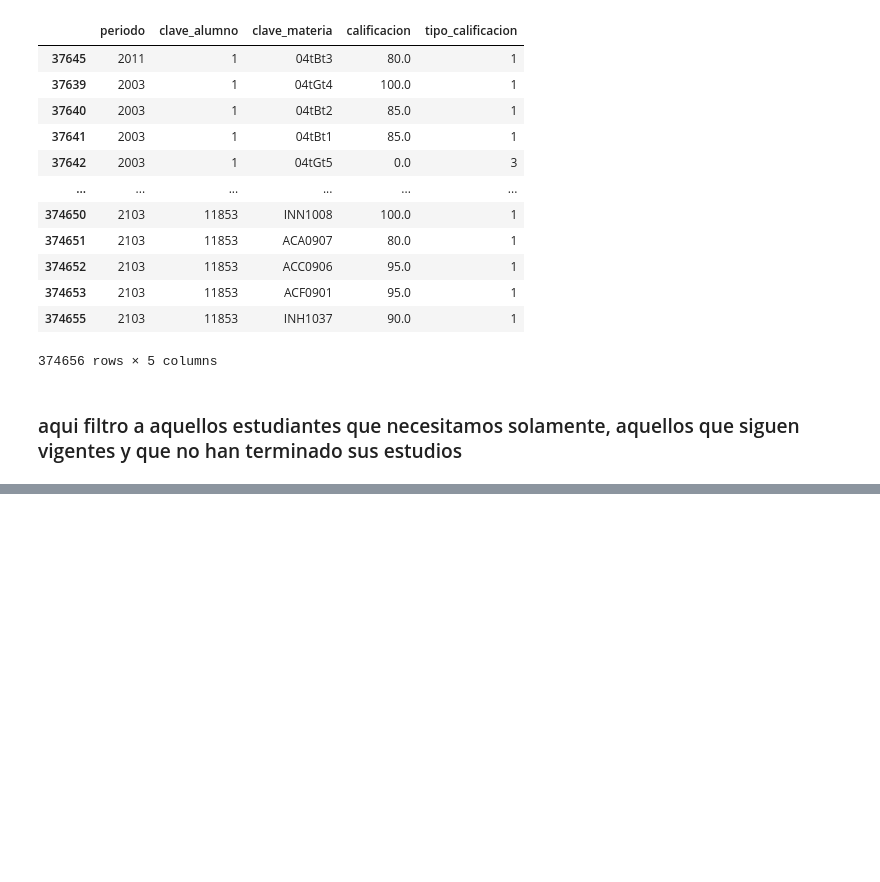
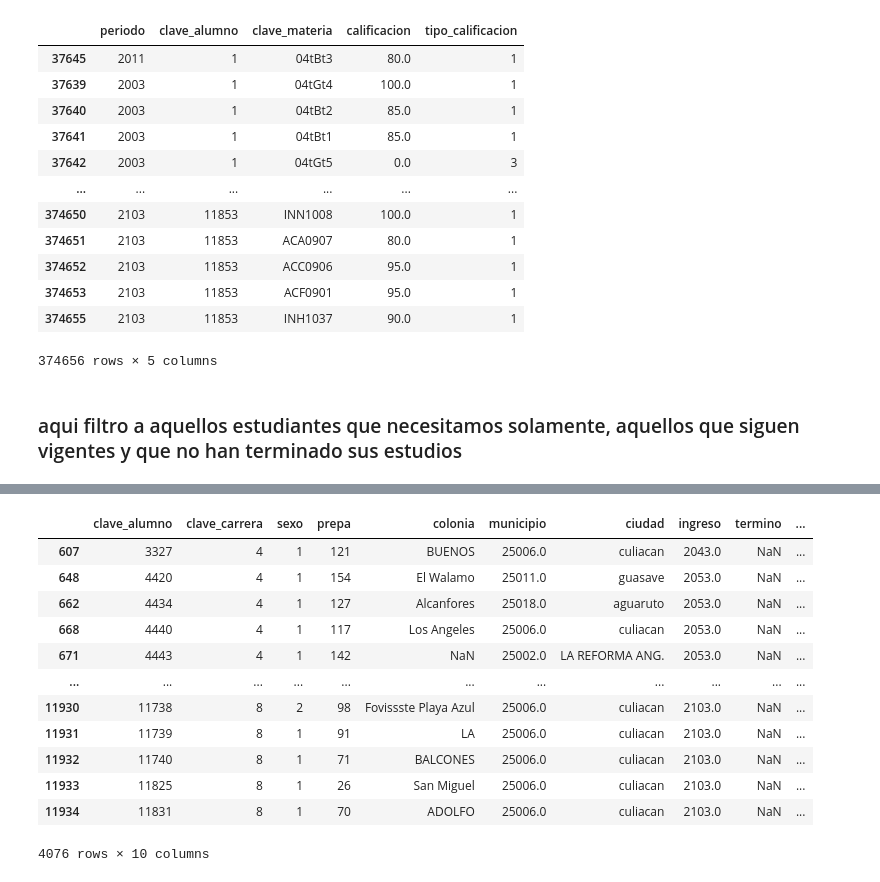
Before and after one commit to KingSplatt/Data-Analysis, a Jupyter notebook: data-analysis.ipynb, the cells around one changed output, grey strips where cells are left out. Drawn from its saved outputs; the diff is of its cells as text; code cells hidden in the pictures; blank space fills up the shorter version.

```diff
--- a/data-analysis.ipynb
+++ b/data-analysis.ipynb
@@ -101,15 +125 @@ correcta3
 4076 rows × 10 columns
-# %%
-#los municipios con clave le asignamos su ciudad correspondiente
-correcta3['ciudad'] = correcta3['municipio'].apply(lambda x: 'Los Mochis' if x == 25001 else 'Angostura' if x == 25002 else 'Badiraguato' if x == 25003 else 'Concordia' if x == 25004 else 'Cosala' if x == 25005 else 'Culiacan' if x == 25006 else 'Choix' if x == 25007 else 'La Cruz' if x == 25008 else 'Escuinapa' if x == 25009 else 'El Fuerte' if x == 25010 else 'Guasave' if x == 25011 else 'Mazatlan' if x == 25012 else 'Mocorito' if x == 25013 else 'Rosario' if x == 25014 else 'Guamuchil' if x == 25015 else 'San Ignacio' if x == 25016 else 'Sinaloa de Leyva' if x == 25017 else 'Navolato' if x == 25018 else 'ElDorado' if x == 25019 else 'Juan Jose Rios' if x == 25020 else 'No encontrado')
-#para los municipios que no tienen bien su clave se le asignan por default a culiacan
-clave_municipios = [25001, 25002, 25003, 25004, 25005, 25006, 25007, 25008, 25009, 25010, 25011, 25012, 25013, 25014, 25015, 25016, 25017, 25018, 25019, 25020]
-clave_cul = 25006
-#si no esta en la lista de claves de municipios se le asigna a culiacan
-correcta3.loc[~correcta3['municipio'].isin(clave_municipios), 'ciudad'] = 'Culiacan'
-#ahora cambiamos los municipios que estan mal a la clave de culiacan
-correcta3['municipio'] = correcta3['municipio'].apply(lambda x: clave_cul if x not in clave_municipios else x)
-
-#poner todo en mayusculas
-correcta3['ciudad'] = correcta3['ciudad'].str.upper()
-correcta3['colonia'] = correcta3['colonia'].str.upper()
@@ -137 +130,55 @@ See the caveats in the documentation: https://pandas.pydata.org/pandas-docs/stab
+# %%
+from fuzzywuzzy import fuzz
+
+# Función que compara una cadena con "culiacan"
+def buscar_culiacan_fuzzy(texto):
+    # Asegúrate de que el texto no sea NaN ni nulo antes de aplicar fuzzy matching
+    if isinstance(texto, str) and len(texto) > 0:
+        if fuzz.ratio(texto.lower(), "culiacan") > 40:  # Umbral de coincidencia
+            return 'culiacan'
+        elif fuzz.ratio(texto.lower(), "aguaruto") > 40:  # Umbral de coincidencia
+            return 'aguaruto'
+        elif fuzz.ratio(texto.lower(), "angostura") > 40:  # Umbral de coincidencia
+            return 'angostura'
+        elif fuzz.ratio(texto.lower(), "bachimeto") > 40:  # Umbral de coincidencia
+            return 'bachimeto'
+        elif fuzz.ratio(texto.lower(), "concordia") > 40:  # Umbral de coincidencia
+            return 'concordia'
+        elif fuzz.ratio(texto.lower(), "dorado") > 40:  # Umbral de coincidencia
+            return 'el dorado'
+        elif fuzz.ratio(texto.lower(), "guamuchil") > 40:  # Umbral de coincidencia
+            return 'guamuchil'
+        elif fuzz.ratio(texto.lower(), "guasave") > 40:  # Umbral de coincidencia
+            return 'guasave'
+        elif fuzz.ratio(texto.lower(), "villa juarez") > 40:  # Umbral de coincidencia
+            return 'villa juarez'
+        elif fuzz.ratio(texto.lower(), "pericos") > 40:  # Umbral de coincidencia
+            return 'pericos'
+        elif fuzz.ratio(texto.lower(), "salvador alvarado") > 40:  # Umbral de coincidencia
+            return 'salvador alvarado'
+        elif fuzz.ratio(texto.lower(), "mazatlan") > 40:  # Umbral de coincidencia
+            return 'mazatlan'
+
+    return texto
+
+# Aplicar la función a la columna 'ciudad'
+df = correcta3
+df.loc[:, 'ciudad'] = correcta3['ciudad'].apply(buscar_culiacan_fuzzy)
+
+# Ver el resultado
+correcta3
+# %% [output]
+|  | clave_alumno | clave_carrera | sexo | prepa | colonia | municipio | ciudad | ingreso | termino | ... |
+| 607 | 3327 | 4 | 1 | 121 | BUENOS | 25006.0 | culiacan | 2043.0 | NaN | ... |
+| 648 | 4420 | 4 | 1 | 154 | El Walamo | 25011.0 | guasave | 2053.0 | NaN | ... |
+| 662 | 4434 | 4 | 1 | 127 | Alcanfores | 25018.0 | aguaruto | 2053.0 | NaN | ... |
+| 668 | 4440 | 4 | 1 | 117 | Los Angeles | 25006.0 | culiacan | 2053.0 | NaN | ... |
+| 671 | 4443 | 4 | 1 | 142 | NaN | 25002.0 | LA REFORMA ANG. | 2053.0 | NaN | ... |
+| ... | ... | ... | ... | ... | ... | ... | ... | ... | ... | ... |
+| 11930 | 11738 | 8 | 2 | 98 | Fovissste Playa Azul | 25006.0 | culiacan | 2103.0 | NaN | ... |
+| 11931 | 11739 | 8 | 1 | 91 | LA | 25006.0 | culiacan | 2103.0 | NaN | ... |
+| 11932 | 11740 | 8 | 1 | 71 | BALCONES | 25006.0 | culiacan | 2103.0 | NaN | ... |
+| 11933 | 11825 | 8 | 1 | 26 | San Miguel | 25006.0 | culiacan | 2103.0 | NaN | ... |
+| 11934 | 11831 | 8 | 1 | 70 | ADOLFO | 25006.0 | culiacan | 2103.0 | NaN | ... |
+4076 rows × 10 columns
 # %%
```
Also changed, not shown: parts of 11 cells of this notebook.
